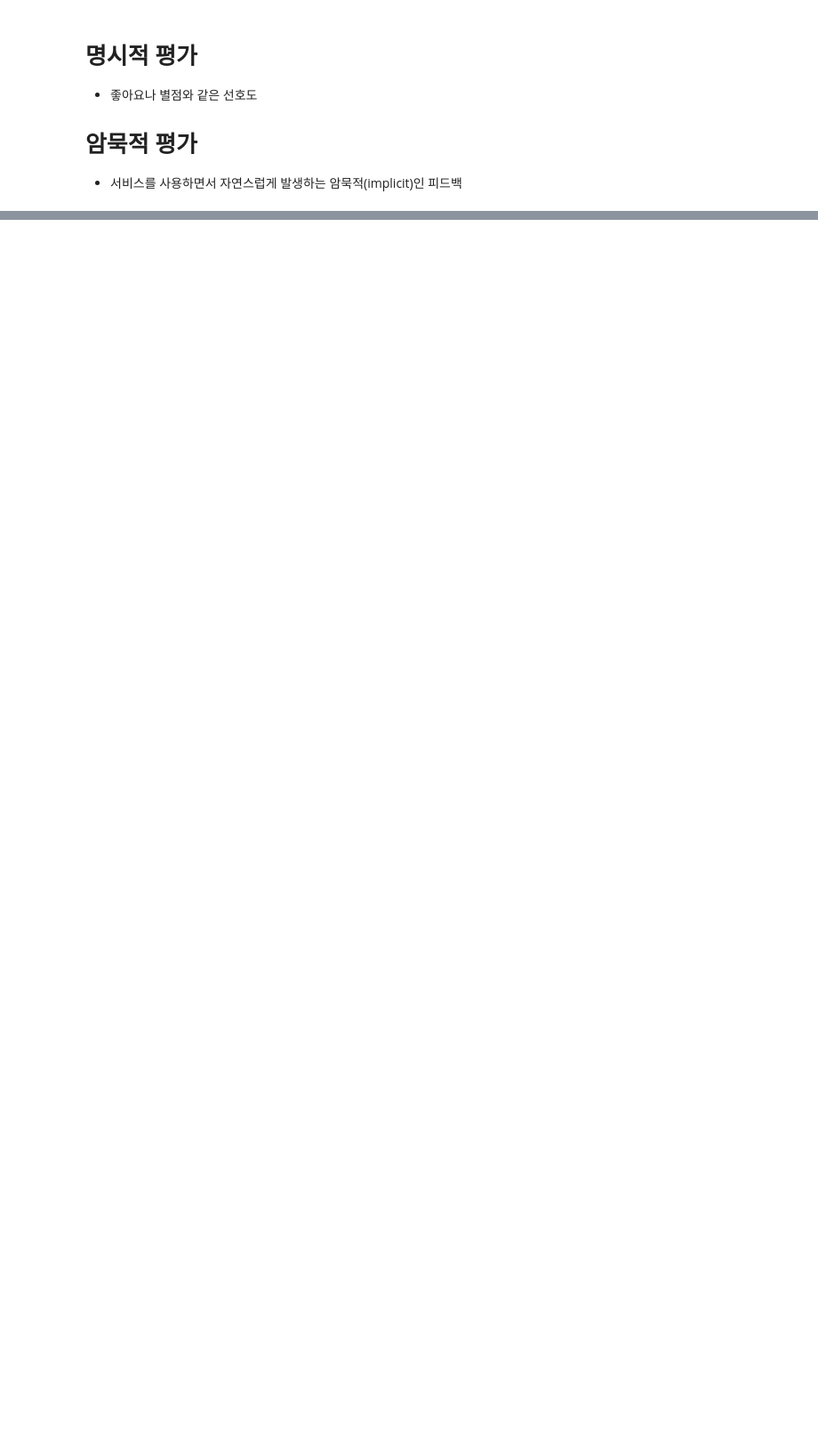
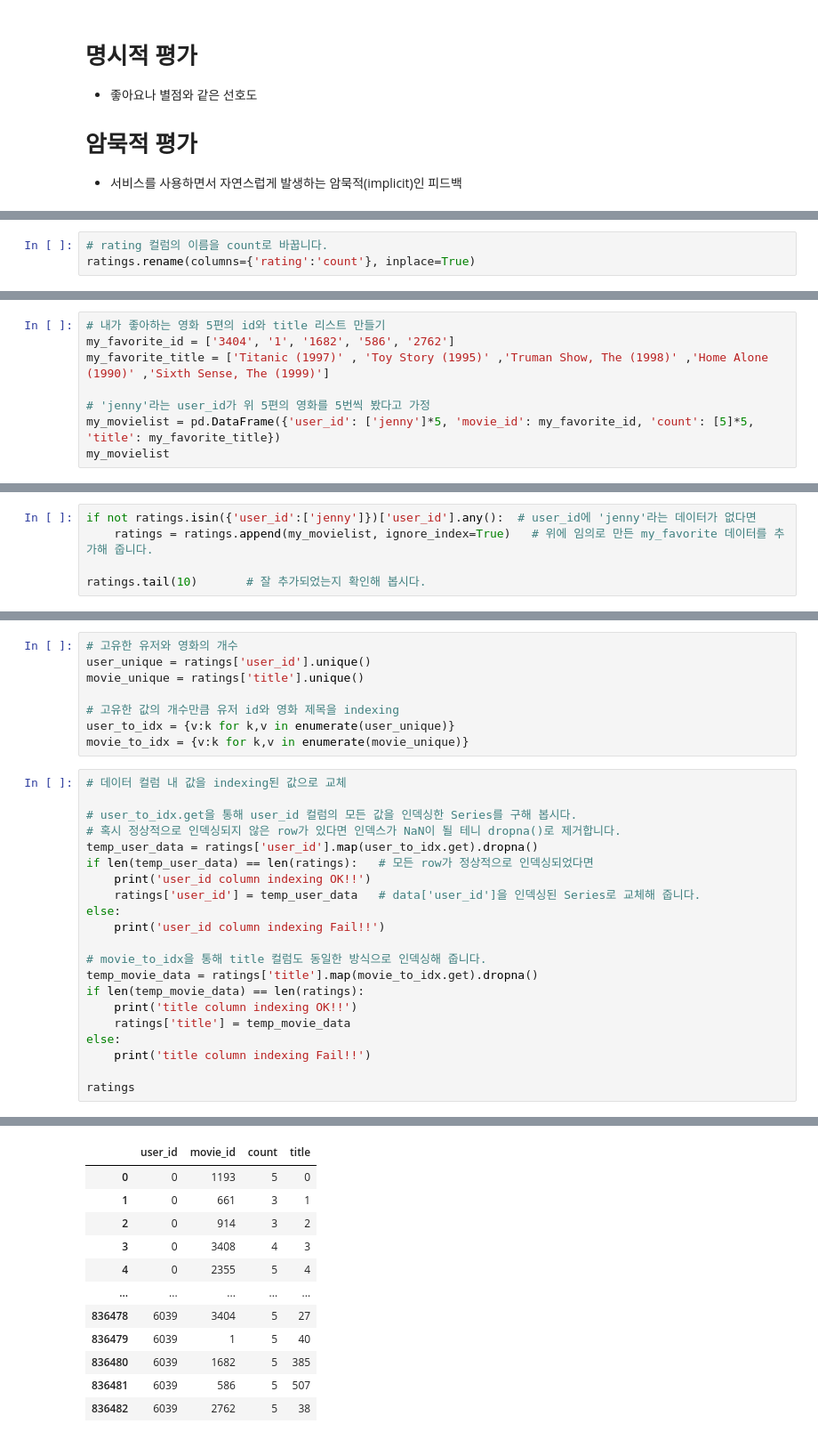
Before and after one commit to JUHYUN030/AIFFEL_project, a Jupyter notebook: [E-14]recommendation_movie.ipynb, the cells around one changed output, grey strips where cells are left out. Shown: that part at 89% size. Saved outputs shown, nothing was run; the diff lists cells and outputs as text; blank space fills up the shorter version.

```diff
--- a/[E-14]recommendation_movie.ipynb
+++ b/[E-14]recommendation_movie.ipynb
@@ -240,0 +55,3 @@ Ratio of only_one over all data is 0.84%
+# %%
+# rating 컬럼의 이름을 count로 바꿉니다.
+ratings.rename(columns={'rating':'count'}, inplace=True)
@@ -240,0 +177,8 @@ Ratio of only_one over all data is 0.84%
+# %%
+# 내가 좋아하는 영화 5편의 id와 title 리스트 만들기
+my_favorite_id = ['3404', '1', '1682', '586', '2762']
+my_favorite_title = ['Titanic (1997)' , 'Toy Story (1995)' ,'Truman Show, The (1998)' ,'Home Alone (1990)' ,'Sixth Sense, The (1999)']
+
+# 'jenny'라는 user_id가 위 5편의 영화를 5번씩 봤다고 가정
+my_movielist = pd.DataFrame({'user_id': ['jenny']*5, 'movie_id': my_favorite_id, 'count': [5]*5, 'title': my_favorite_title})
+my_movielist
@@ -240,0 +192,5 @@ Ratio of only_one over all data is 0.84%
+# %%
+if not ratings.isin({'user_id':['jenny']})['user_id'].any():  # user_id에 'jenny'라는 데이터가 없다면
+    ratings = ratings.append(my_movielist, ignore_index=True)   # 위에 임의로 만든 my_favorite 데이터를 추가해 줍니다.
+
+ratings.tail(10)       # 잘 추가되었는지 확인해 봅시다.
@@ -240,0 +211,30 @@ Ratio of only_one over all data is 0.84%
+# %%
+# 고유한 유저와 영화의 개수
+user_unique = ratings['user_id'].unique()
+movie_unique = ratings['title'].unique()
+
+# 고유한 값의 개수만큼 유저 id와 영화 제목을 indexing
+user_to_idx = {v:k for k,v in enumerate(user_unique)}
+movie_to_idx = {v:k for k,v in enumerate(movie_unique)}
+# %%
+# 데이터 컬럼 내 값을 indexing된 값으로 교체
+
+# user_to_idx.get을 통해 user_id 컬럼의 모든 값을 인덱싱한 Series를 구해 봅시다.
+# 혹시 정상적으로 인덱싱되지 않은 row가 있다면 인덱스가 NaN이 될 테니 dropna()로 제거합니다.
+temp_user_data = ratings['user_id'].map(user_to_idx.get).dropna()
+if len(temp_user_data) == len(ratings):   # 모든 row가 정상적으로 인덱싱되었다면
+    print('user_id column indexing OK!!')
+    ratings['user_id'] = temp_user_data   # data['user_id']을 인덱싱된 Series로 교체해 줍니다.
+else:
+    print('user_id column indexing Fail!!')
+
+# movie_to_idx을 통해 title 컬럼도 동일한 방식으로 인덱싱해 줍니다.
+temp_movie_data = ratings['title'].map(movie_to_idx.get).dropna()
+if len(temp_movie_data) == len(ratings):
+    print('title column indexing OK!!')
+    ratings['title'] = temp_movie_data
+else:
+    print('title column indexing Fail!!')
+
+ratings
+# %% [output]
@@ -240,0 +243,12 @@ Ratio of only_one over all data is 0.84%
+|  | user_id | movie_id | count | title |
+| 0 | 0 | 1193 | 5 | 0 |
+| 1 | 0 | 661 | 3 | 1 |
+| 2 | 0 | 914 | 3 | 2 |
+| 3 | 0 | 3408 | 4 | 3 |
+| 4 | 0 | 2355 | 5 | 4 |
+| ... | ... | ... | ... | ... |
+| 836478 | 6039 | 3404 | 5 | 27 |
+| 836479 | 6039 | 1 | 5 | 40 |
+| 836480 | 6039 | 1682 | 5 | 385 |
+| 836481 | 6039 | 586 | 5 | 507 |
+| 836482 | 6039 | 2762 | 5 | 38 |
```
Also changed, not shown: parts of 62 cells of this notebook.
